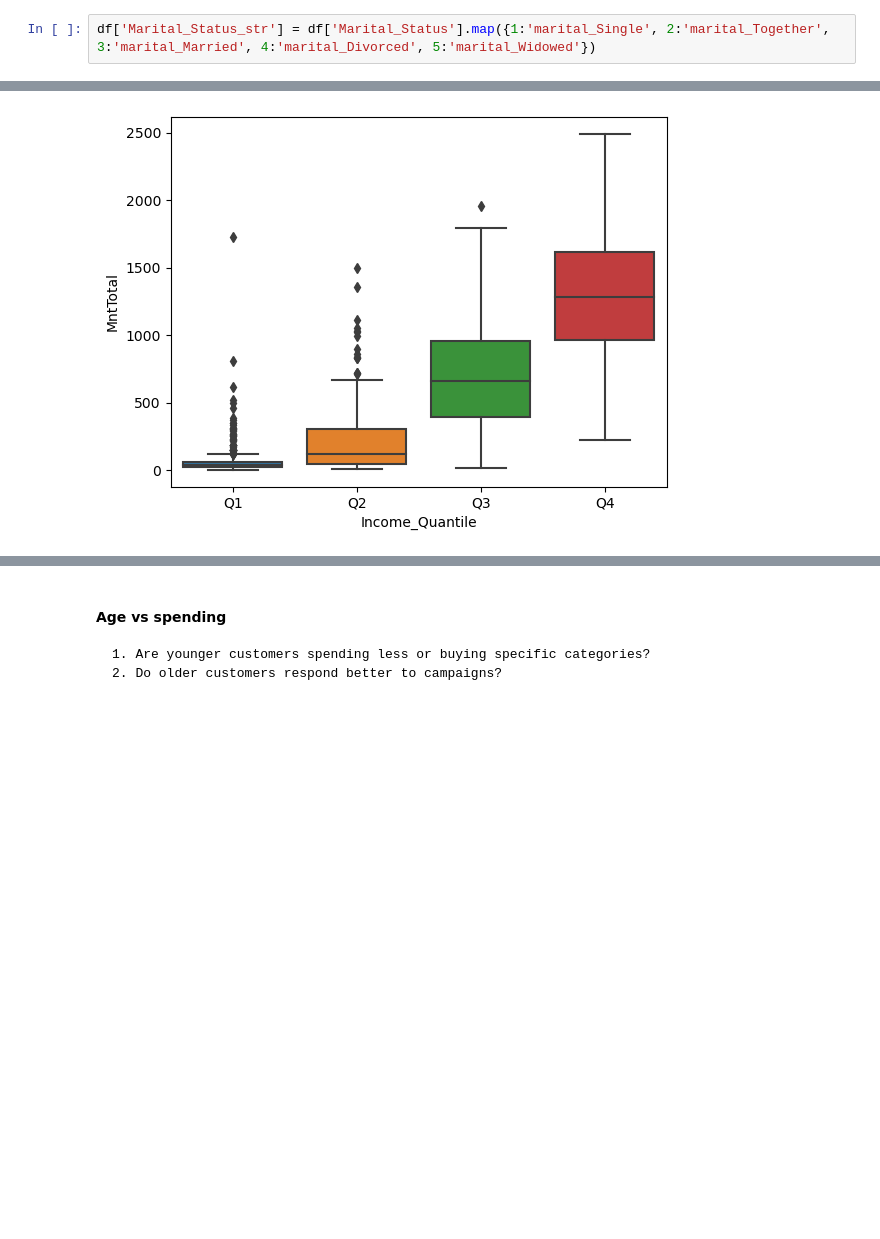
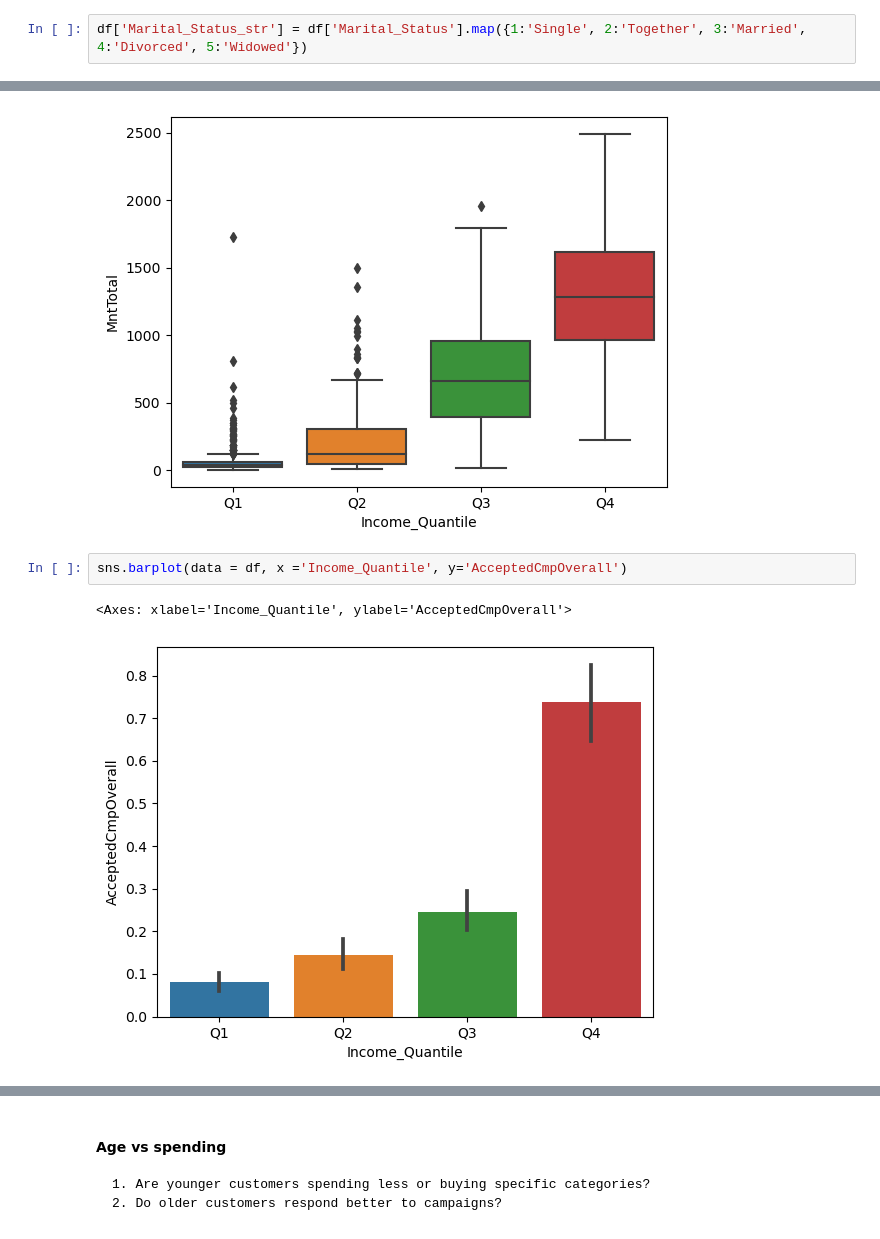
Before and after one commit to myngoc-trg/UFood-Marketing-Analyst-Project, a Jupyter notebook: scripts.ipynb, the cells around one changed output, grey strips where cells are left out. Cells and saved outputs as stored; diff of their text form; blank space fills up the shorter version.

```diff
--- a/scripts.ipynb
+++ b/scripts.ipynb
@@ -198,7 +198,7 @@ df.head()
 | 3 | 26646.0 | 1 | 0 | 26 | 11 | 4 | 20 | 10 | ... |
 | 4 | 58293.0 | 1 | 0 | 94 | 173 | 43 | 118 | 46 | ... |
 # %%
-df['Marital_Status_str'] = df['Marital_Status'].map({1:'marital_Single', 2:'marital_Together', 3:'marital_Married', 4:'marital_Divorced', 5:'marital_Widowed'})
+df['Marital_Status_str'] = df['Marital_Status'].map({1:'Single', 2:'Together', 3:'Married', 4:'Divorced', 5:'Widowed'})
 # %%
 # Create a new column 1-5 to show which education level is:
 # education_2n Cycle = 1, education_Basic = 2, education_Graduation = 3, education_Master = 4, education_PhD = 5
@@ -388,3 +388,8 @@ sns.boxplot(data = df, x ='Income_Quantile', y='MntTotal')
 # %% [output]
 <Axes: xlabel='Income_Quantile', ylabel='MntTotal'>
 [figure]
+# %%
+sns.barplot(data = df, x ='Income_Quantile', y='AcceptedCmpOverall')
+# %% [output]
+<Axes: xlabel='Income_Quantile', ylabel='AcceptedCmpOverall'>
+[figure, added]
```
Also changed, not shown: parts of 19 cells of this notebook.
